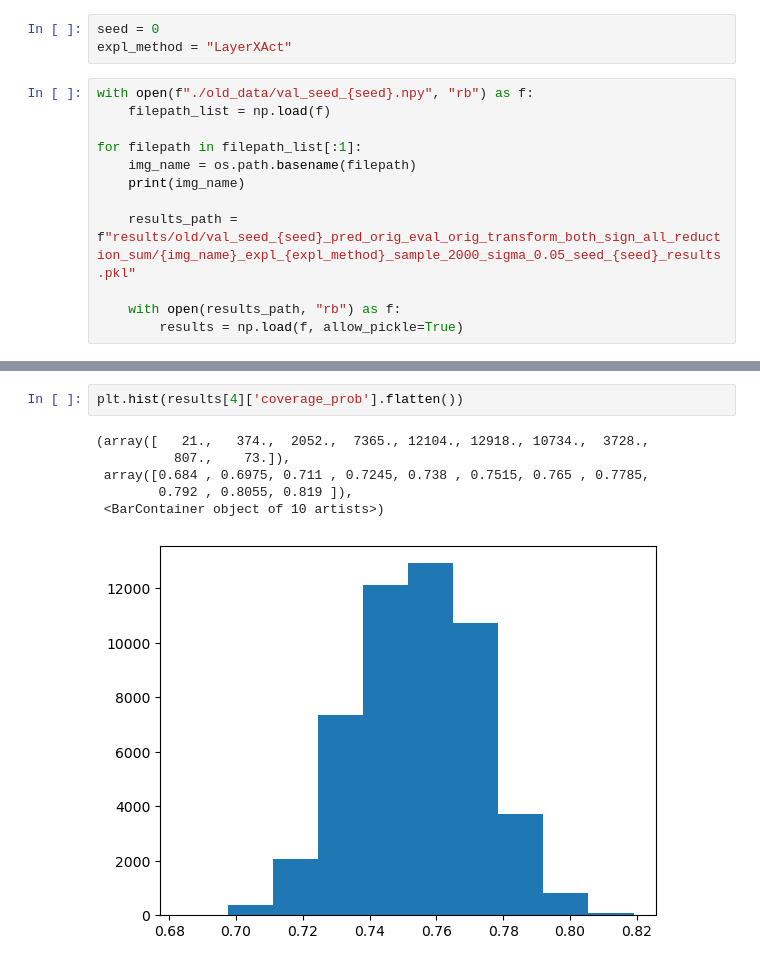
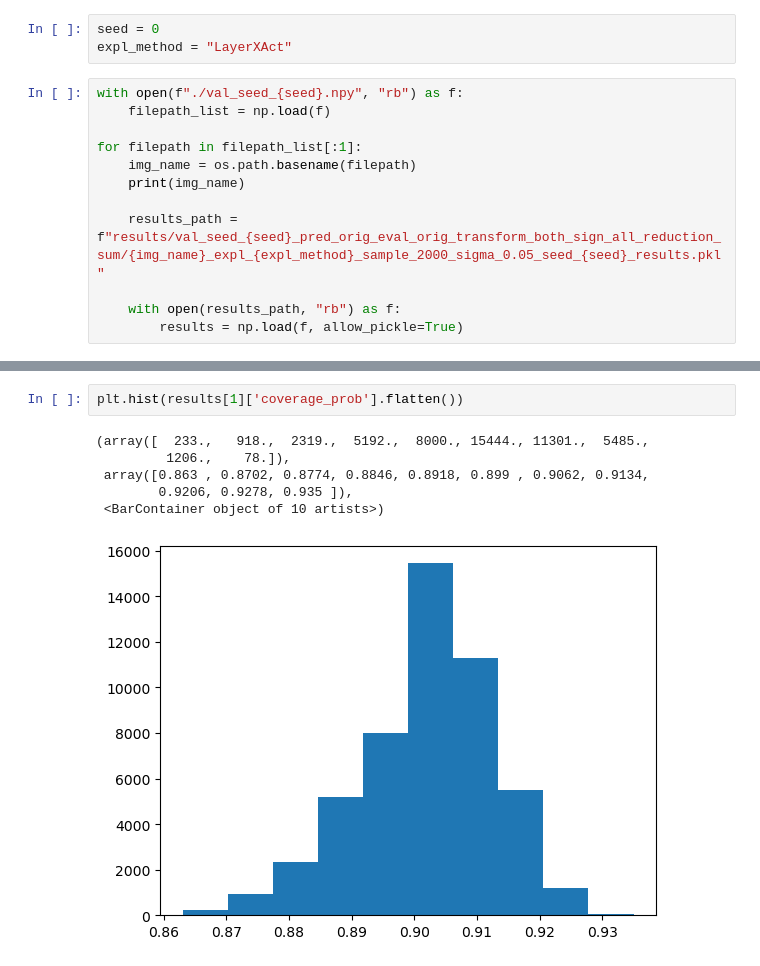
Before and after one commit to beotborry/ConformalXAI, a Jupyter notebook: results_analysis.ipynb, the cells around one changed output, grey strips where cells are left out. Drawn from its saved outputs; the diff is of its cells as text.

```diff
--- a/results_analysis.ipynb
+++ b/results_analysis.ipynb
@@ -6,14 +8,14 @@ import matplotlib.pyplot as plt
 seed = 0
 expl_method = "LayerXAct"
 # %%
-with open(f"./old_data/val_seed_{seed}.npy", "rb") as f:
+with open(f"./val_seed_{seed}.npy", "rb") as f:
     filepath_list = np.load(f)
 
 for filepath in filepath_list[:1]:
     img_name = os.path.basename(filepath)
     print(img_name)
 
-    results_path = f"results/old/val_seed_{seed}_pred_orig_eval_orig_transform_both_sign_all_reduction_sum/{img_name}_expl_{expl_method}_sample_2000_sigma_0.05_seed_{seed}_results.pkl"
+    results_path = f"results/val_seed_{seed}_pred_orig_eval_orig_transform_both_sign_all_reduction_sum/{img_name}_expl_{expl_method}_sample_2000_sigma_0.05_seed_{seed}_results.pkl"
 
     with open(results_path, "rb") as f:
         results = np.load(f, allow_pickle=True)
@@ -45,9 +47,9 @@ for res in results:
 # %%
-plt.hist(results[4]['coverage_prob'].flatten())
+plt.hist(results[1]['coverage_prob'].flatten())
 # %% [output]
-(array([   21.,   374.,  2052.,  7365., 12104., 12918., 10734.,  3728.,
-          807.,    73.]),
- array([0.684 , 0.6975, 0.711 , 0.7245, 0.738 , 0.7515, 0.765 , 0.7785,
-        0.792 , 0.8055, 0.819 ]),
+(array([  233.,   918.,  2319.,  5192.,  8000., 15444., 11301.,  5485.,
+         1206.,    78.]),
+ array([0.863 , 0.8702, 0.8774, 0.8846, 0.8918, 0.899 , 0.9062, 0.9134,
+        0.9206, 0.9278, 0.935 ]),
  <BarContainer object of 10 artists>)
-[figure, old version]
+[figure, new version]
```
Also changed, not shown: parts of 5 cells of this notebook, 4 other files.
